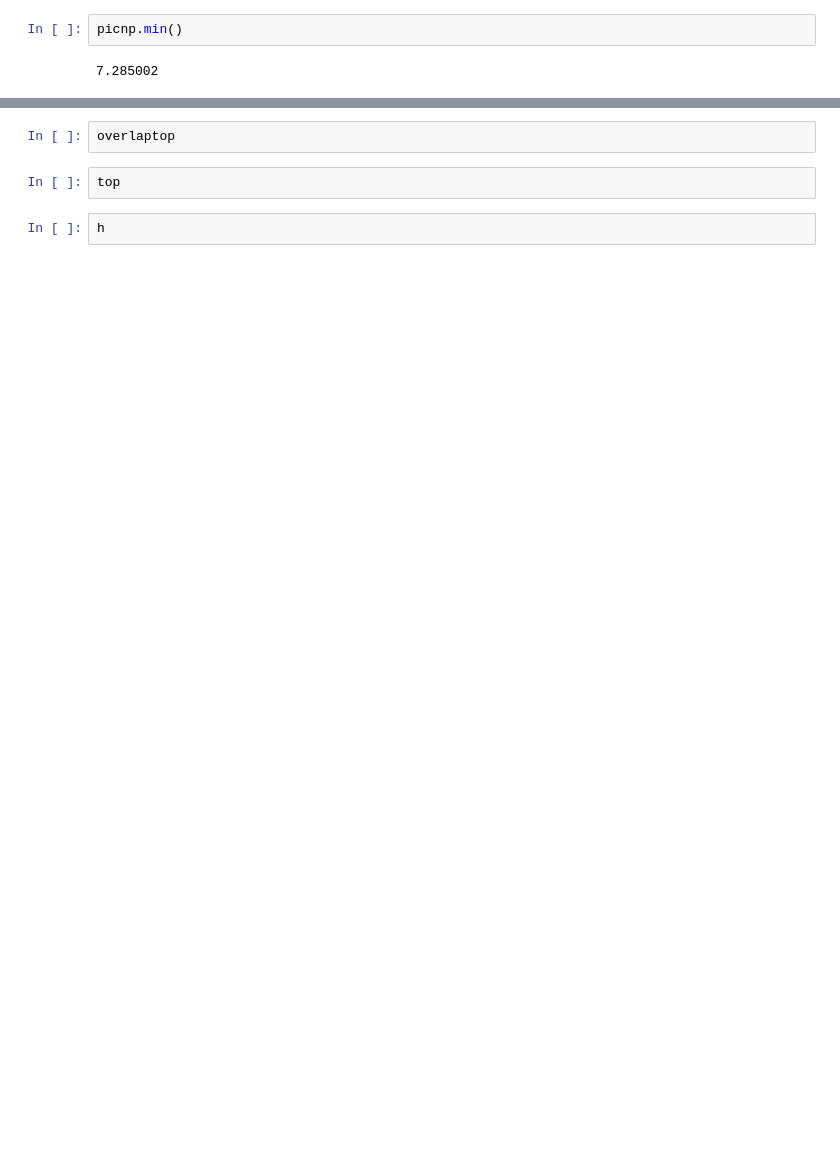
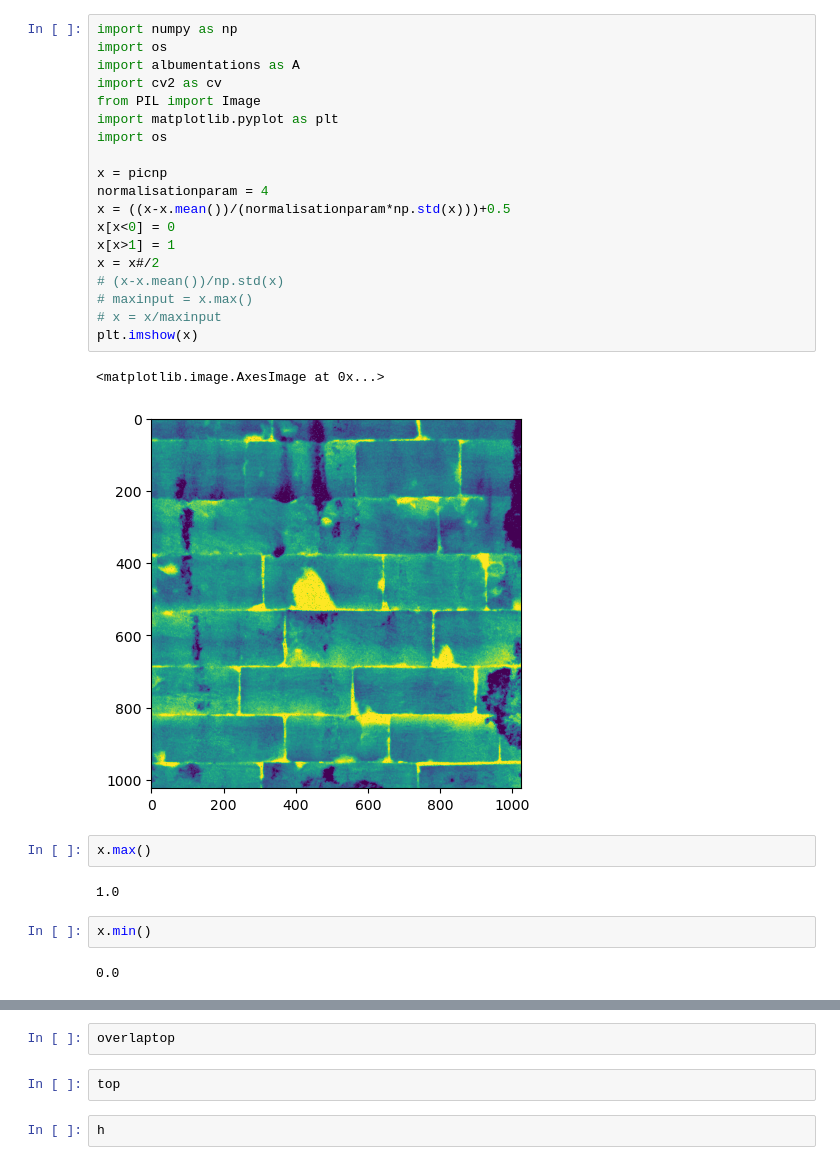
Before and after one commit to Mysterymanreturns/MasonryDefectSegmentation, a Jupyter notebook: openImage.ipynb, the cells around one changed output, grey strips where cells are left out. Cells and saved outputs as stored; diff of their text form; blank space fills up the shorter version.

```diff
--- a/openImage.ipynb
+++ b/openImage.ipynb
@@ -11,4 +13,30 @@ plt.imshow(picnp)
 # %%
-picnp.min()
+import numpy as np
+import os
+import albumentations as A
+import cv2 as cv
+from PIL import Image
+import matplotlib.pyplot as plt
+import os
+
+x = picnp
+normalisationparam = 4
+x = ((x-x.mean())/(normalisationparam*np.std(x)))+0.5
+x[x<0] = 0
+x[x>1] = 1
+x = x#/2
+# (x-x.mean())/np.std(x)
+# maxinput = x.max()
+# x = x/maxinput
+plt.imshow(x)
 # %% [output]
-7.285002
+<matplotlib.image.AxesImage at 0x...>
+[figure, added]
+# %%
+x.max()
+# %% [output]
+1.0
+# %%
+x.min()
+# %% [output]
+0.0
```
Also changed, not shown: parts of 10 cells of this notebook, 18 other files.
